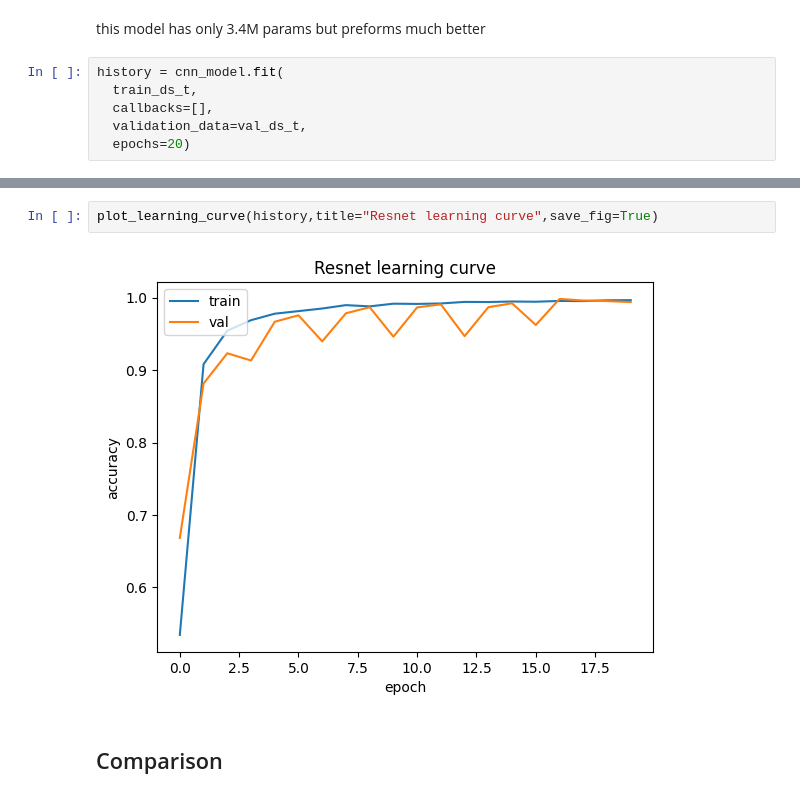
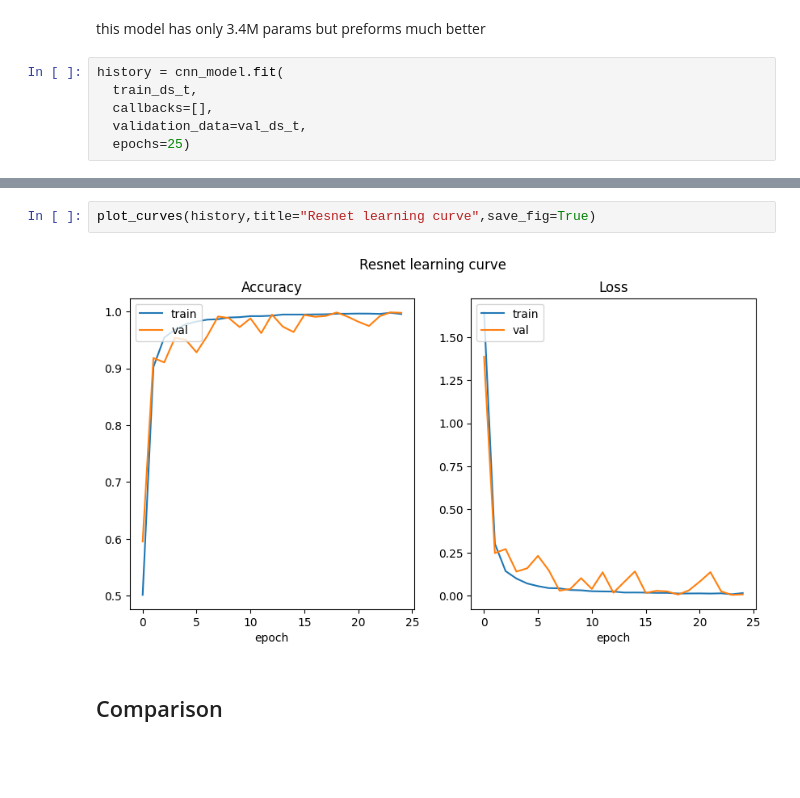
Before and after one commit to zivm20/Sign-language-classification, a Jupyter notebook: main.ipynb, the cells around one changed output, grey strips where cells are left out. Saved outputs shown, nothing was run; the diff lists cells and outputs as text; blank space fills up the shorter version.

```diff
--- a/main.ipynb
+++ b/main.ipynb
@@ -314,5 +323,5 @@ history = cnn_model.fit(
   train_ds_t,
   callbacks=[],
   validation_data=val_ds_t,
-  epochs=20)
+  epochs=25)
 # %% [output]
@@ -342,8 +351,8 @@ Test accuracy: 0.9941927194595337
 Model saved to resnet_model.keras
 # %%
-plot_learning_curve(history,title="Resnet learning curve",save_fig=True)
+plot_curves(history,title="Resnet learning curve",save_fig=True)
 # %% [output]
-[figure, old version]
+[figure, new version]
 # %% [markdown]
 ## Comparison
 # %%
```
Also changed, not shown: parts of 18 cells of this notebook, 13 other files.
